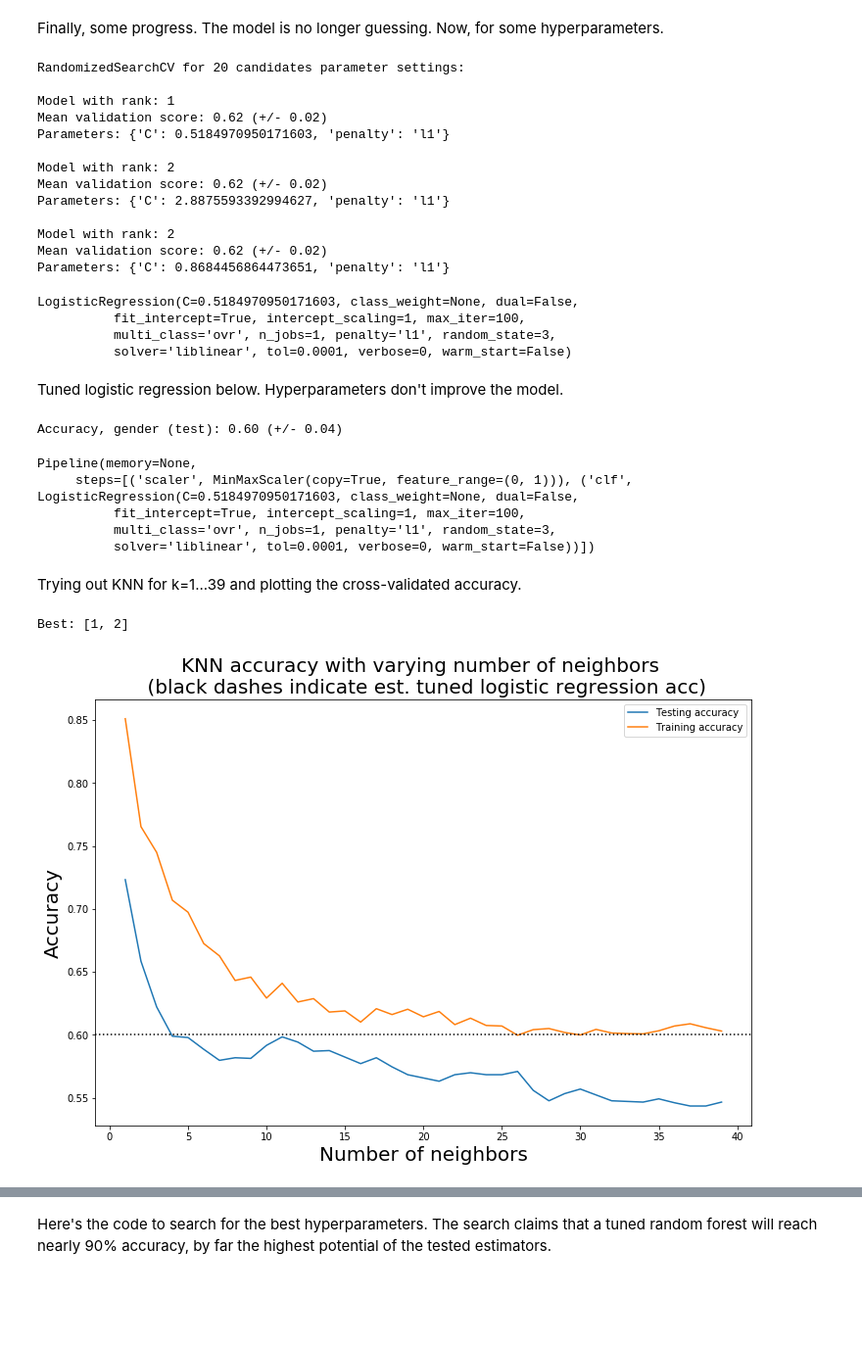
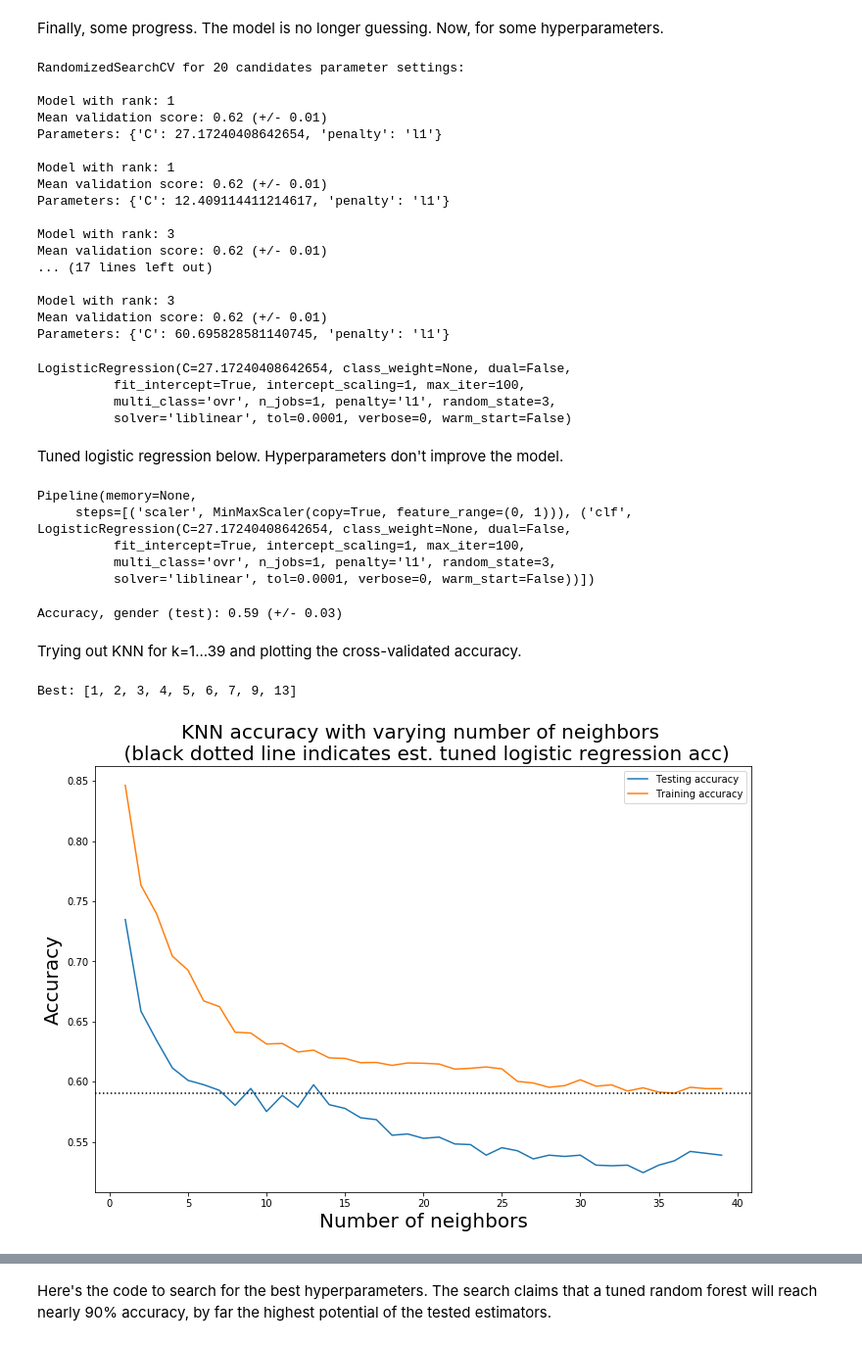
Before and after one commit to SlothDream/SBCap1_CT, a Jupyter notebook: CT_Classification.ipynb, the cells around one changed output, grey strips where cells are left out. Shown at 98% size. Saved outputs shown, nothing was run; the diff lists cells and outputs as text; code cells hidden in the pictures; blank space fills up the shorter version.

```diff
--- a/CT_Classification.ipynb
+++ b/CT_Classification.ipynb
@@ -222,67 +222,65 @@ Finally, some progress.  The model is no longer guessing.  Now, for some hyperpa
 penalty = ['l1', 'l2']
 
 # Create regularization hyperparameter distribution using uniform distribution
-C = uniform(loc=0, scale=4)
+C = uniform(loc=0, scale=100)
+#C = [0.0001, 0.001, 0.01, 0.1, 1, 5, 10, 50, 100, 1000]
 
 # Create hyperparameter options
 hyperparameters = dict(C=C, penalty=penalty)
 
 # Run randomized search with train scores turned on to stop pink deprecation warnings
 n_iter_search = 20
-random_search = RandomizedSearchCV(lr, hyperparameters, n_iter=n_iter_search, cv=5, return_train_score=True)
+random_search = RandomizedSearchCV(lr, hyperparameters, n_iter=n_iter_search, cv=5, return_train_score=False)
 
 random_search.fit(X_train, y_train)
 print('RandomizedSearchCV for', n_iter_search, 'candidates parameter settings:')
 report(random_search.cv_results_)
 
-# Enable not hardcoding parameters by creating a dataframe to pull the parameters
-# for a random first-ranked iteration.
-rank = pd.DataFrame.from_dict(random_search.cv_results_)
-rank = rank[['param_C','param_penalty','rank_test_score']].loc[rank.rank_test_score == 1].reset_index(drop=True)
-
 best_lr = random_search.best_estimator_
 best_lr.fit(X_train,y_train)
 # %% [output]
 RandomizedSearchCV for 20 candidates parameter settings:
 
 Model with rank: 1
-Mean validation score: 0.62 (+/- 0.02)
-Parameters: {'C': 0.5184970950171603, 'penalty': 'l1'}
+Mean validation score: 0.62 (+/- 0.01)
+Parameters: {'C': 27.17240408642654, 'penalty': 'l1'}
 
-Model with rank: 2
-Mean validation score: 0.62 (+/- 0.02)
-Parameters: {'C': 2.8875593392994627, 'penalty': 'l1'}
+Model with rank: 1
+Mean validation score: 0.62 (+/- 0.01)
+Parameters: {'C': 12.409114411214617, 'penalty': 'l1'}
 
-Model with rank: 2
-Mean validation score: 0.62 (+/- 0.02)
-Parameters: {'C': 0.8684456864473651, 'penalty': 'l1'}
+Model with rank: 3
+Mean validation score: 0.62 (+/- 0.01)
+... (17 lines left out)
+
+Model with rank: 3
+Mean validation score: 0.62 (+/- 0.01)
+Parameters: {'C': 60.695828581140745, 'penalty': 'l1'}
-LogisticRegression(C=0.5184970950171603, class_weight=None, dual=False,
+LogisticRegression(C=27.17240408642654, class_weight=None, dual=False,
           fit_intercept=True, intercept_scaling=1, max_iter=100,
           multi_class='ovr', n_jobs=1, penalty='l1', random_state=3,
           solver='liblinear', tol=0.0001, verbose=0, warm_start=False)
 # %% [markdown]
 Tuned logistic regression below.  Hyperparameters don't improve the model.
+# %%
+pl = Pipeline([
+        ('scaler', scaler),
+        ('clf', best_lr)
+    ])
+
+pl.fit(X_train,y_train)
+# %% [output]
+Pipeline(memory=None,
+     steps=[('scaler', MinMaxScaler(copy=True, feature_range=(0, 1))), ('clf', LogisticRegression(C=27.17240408642654, class_weight=None, dual=False,
+          fit_intercept=True, intercept_scaling=1, max_iter=100,
+          multi_class='ovr', n_jobs=1, penalty='l1', random_state=3,
+          solver='liblinear', tol=0.0001, verbose=0, warm_start=False))])
 # %%
-pl = Pipeline([
-        ('scaler', scaler),
-        ('clf', best_lr)
-    ])
-
-pl.fit(X_train,y_train)
-
 # Print the accuracy of the tuned LR
 scores = cross_val_score(pl, X_test, y_test, cv=5)
 print('Accuracy, gender (test): %0.2f (+/- %0.2f)' % (scores.mean(), scores.std() * 2))
 # %% [output]
-Accuracy, gender (test): 0.60 (+/- 0.04)
+Accuracy, gender (test): 0.59 (+/- 0.03)
-# %%
-pl
-# %% [output]
-Pipeline(memory=None,
-     steps=[('scaler', MinMaxScaler(copy=True, feature_range=(0, 1))), ('clf', LogisticRegression(C=0.5184970950171603, class_weight=None, dual=False,
-          fit_intercept=True, intercept_scaling=1, max_iter=100,
-          multi_class='ovr', n_jobs=1, penalty='l1', random_state=3,
-          solver='liblinear', tol=0.0001, verbose=0, warm_start=False))])
 # %% [markdown]
 Trying out KNN for k=1...39 and plotting the cross-validated accuracy.
 # %%
@@ -300,39 +298,37 @@ for i,k in enumerate(neighbors):
     # Call classifier with neighbor choices
     clf = KNeighborsClassifier(n_neighbors=k)
     # Set up the pipeline
     pl = Pipeline([
         ('scaler', scaler),
         ('clf', clf)
     ])
 
     #Fit the model
     pl.fit(X_train,y_train)
 
     #Compute accuracy on the training set
     train_accuracy[i] = cross_val_score(pl, X_train, y_train, cv=5).mean()
 
     #Compute accuracy on the test set
     test_accuracy[i] = cross_val_score(pl, X_test, y_test, cv=5).mean()
 
-    if (test_accuracy[i]>0.65): # number is arbitrary, used to set a floor for
-        # finding a potential model with acc greater than untuned, original
-        # logistic regression accuracy (around 0.62)
+    if (test_accuracy[i]>lr_to_beat):
         best_neighbor.append(k)
         best_acc.append(test_accuracy[i])
 
 print('Best:', best_neighbor)
 
 _ = plt.figure(figsize=(12,8))
-_ = plt.title('KNN accuracy with varying number of neighbors \n (black dashes indicate est. tuned logistic regression acc)', fontsize=20)
+_ = plt.title('KNN accuracy with varying number of neighbors \n (black dotted line indicates est. tuned logistic regression acc)', fontsize=20)
 _ = plt.plot(neighbors, test_accuracy, label='Testing accuracy')
 _ = plt.plot(neighbors, train_accuracy, label='Training accuracy')
 _ = plt.legend()
 _ = plt.xlabel('Number of neighbors', fontsize=20)
 _ = plt.ylabel('Accuracy', fontsize=20)
 _ = plt.axhline(lr_to_beat, color='black', linestyle=':', label='LogReg accuracy')
 # %% [output]
-Best: [1, 2]
+Best: [1, 2, 3, 4, 5, 6, 7, 9, 13]
-[figure, old version]
+[figure, new version]
 # %%
 # Build the model with the best neighbors from test above and print testing cv acc for each
 for k in best_neighbor:
```
Also changed, not shown: parts of 14 cells of this notebook.
